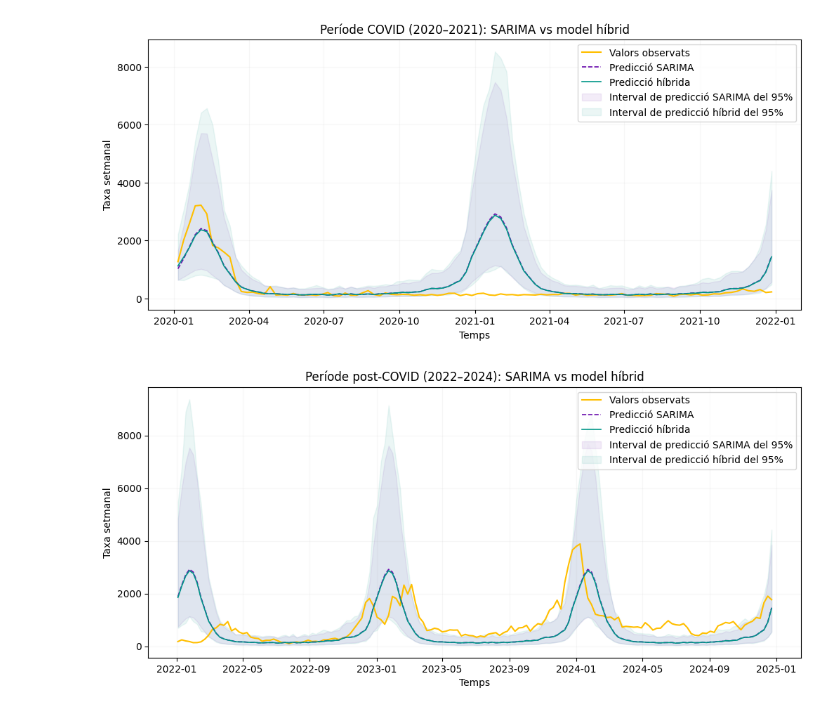
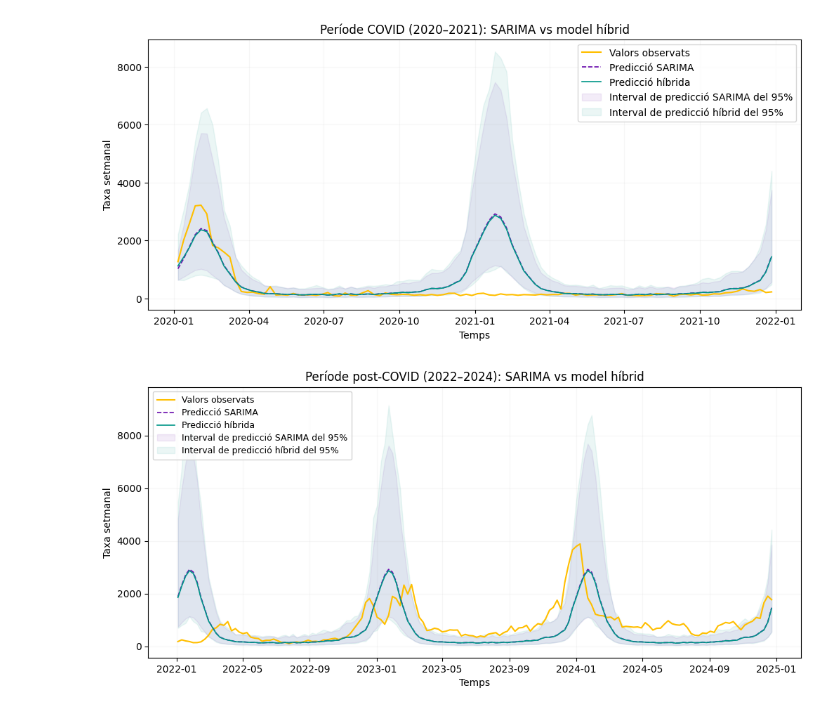
Before and after one commit to NIU1605347/modelitzacio-series-temporals-sarima-hibrid, a Jupyter notebook: notebooks/01_HIBRID_serie1.ipynb, the cells around one changed output. Cells and saved outputs as stored; diff of their text form; code cells hidden in the pictures.

```diff
--- a/notebooks/01_HIBRID_serie1.ipynb
+++ b/notebooks/01_HIBRID_serie1.ipynb
@@ -331,7 +273,6 @@ for p in p_list:
                 "hidden_units": hidden,
                 "rolling_MAE": np.mean(fold_mae_list),
                 "rolling_RMSE": np.mean(fold_rmse_list),
-                "n_folds": n_folds
             })
 
 results_grid = (
@@ -340,31 +281,16 @@ results_grid = (
     .reset_index(drop=True)
 )
 
-print("\nTop 5 configuracions segons el rolling MAE")
-display(
-    results_grid
-    .sort_values(["rolling_MAE", "rolling_RMSE"])
-    .head(5)
-    .reset_index(drop=True)
-    .rename(columns={
-        "hidden_units": "neurones_ocultes",
-        "rolling_MAE": "MAE_rolling",
-        "rolling_RMSE": "RMSE_rolling",
-        "n_folds": "n_folds"
-    })
-)
-
-print("\nTop 5 configuracions segons el rolling RMSE")
+print("\nTop 5 configuracions segons el menor RMSE mitjà")
 display(
     results_grid
     .sort_values(["rolling_RMSE", "rolling_MAE"])
     .head(5)
     .reset_index(drop=True)
     .rename(columns={
-        "hidden_units": "neurones_ocultes",
-        "rolling_MAE": "MAE_rolling",
-        "rolling_RMSE": "RMSE_rolling",
-        "n_folds": "n_folds"
+        "hidden_units": "neurones (h)",
+        "rolling_MAE": "MAE mitjà",
+        "rolling_RMSE": "RMSE mitjà",
     })
 )
 # %% [output]
@@ -385,18 +304,14 @@ Top 5 configuracions segons el rolling RMSE
 # %%
-best_config = results_grid[
-    (results_grid["p"] == 2) &
-    (results_grid["hidden_units"] == 3)
-].iloc[0]
+best_config = results_grid.iloc[0]
 
 best_p = int(best_config["p"])
 best_hidden = int(best_config["hidden_units"])
 
-print("NNAR estacional seleccionada:")
+print("NNAR seleccionat:")
 print(f"p = {best_p}")
 print("P = 1")
 print(f"m = {SEASONAL_LAG}")
 print(f"neurones ocultes = {best_hidden}")
-print(f"Rolling MAE = {best_config['rolling_MAE']:.6f}")
-print(f"Rolling RMSE = {best_config['rolling_RMSE']:.6f}")
-print(f"Nombre de folds de validació = {best_config['n_folds']}")
+print(f"MAE mitjà = {best_config['rolling_MAE']:.6f}")
+print(f"RMSE mitjà = {best_config['rolling_RMSE']:.6f}")
 # %% [output]
@@ -781,32 +669,39 @@ hybrid_post = hybrid_pred_mean["2022":"2024"]
 plt.figure(figsize=(12,5))
 
 plt.plot(test_post, label='Valors observats', color=COLOR_OBS, linewidth=1.5)
 plt.plot(pred_post, label='Predicció SARIMA', color=COLOR_FORECAST, linewidth=1.2, linestyle='--')
 plt.plot(hybrid_post, label='Predicció híbrida', color=COLOR_HYBRID, linewidth=1.2)
 
 plt.fill_between(
     ci_post.index,
     ci_post.iloc[:, 0],
     ci_post.iloc[:, 1],
     color=COLOR_FORECAST,
     alpha=0.08,
     label='Interval de predicció SARIMA del 95%'
 )
 
 plt.fill_between(
     hybrid_ci_post_lower.index,
     hybrid_ci_post_lower.values,
     hybrid_ci_post_upper.values,
     color=COLOR_HYBRID,
     alpha=0.08,
     label='Interval de predicció híbrid del 95%'
 )
 
 plt.title("Període post-COVID (2022–2024): SARIMA vs model híbrid")
 plt.xlabel("Temps")
 plt.ylabel("Taxa setmanal")
-plt.legend()
+plt.legend(
+    fontsize=9,
+    loc='upper left',
+    framealpha=0.85,
+    borderpad=0.5,
+    labelspacing=0.4,
+    handlelength=2
+)
 plt.grid(alpha=0.1)
 plt.show()
 # %% [output]
-[figure, old version]
+[figure, new version]
```
Also changed, not shown: parts of 17 cells of this notebook, 3 other files.
